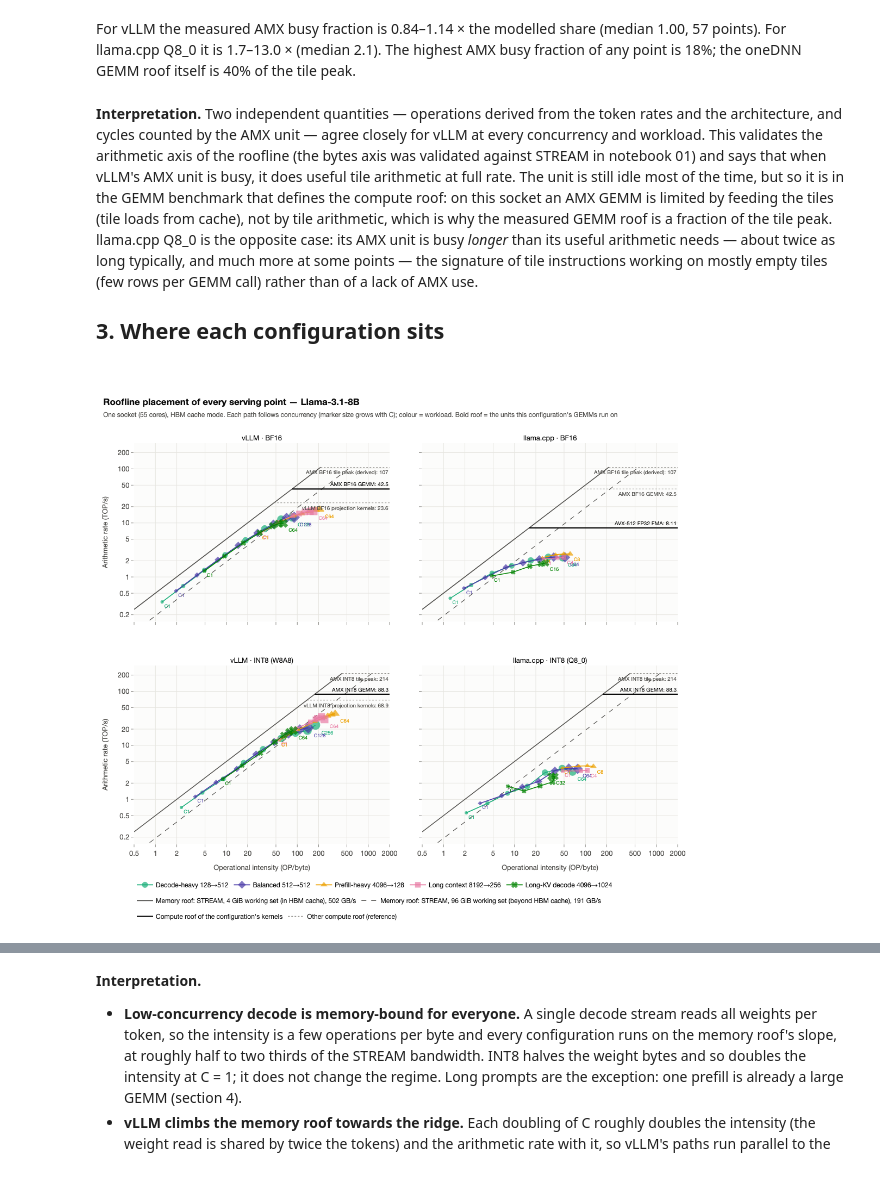
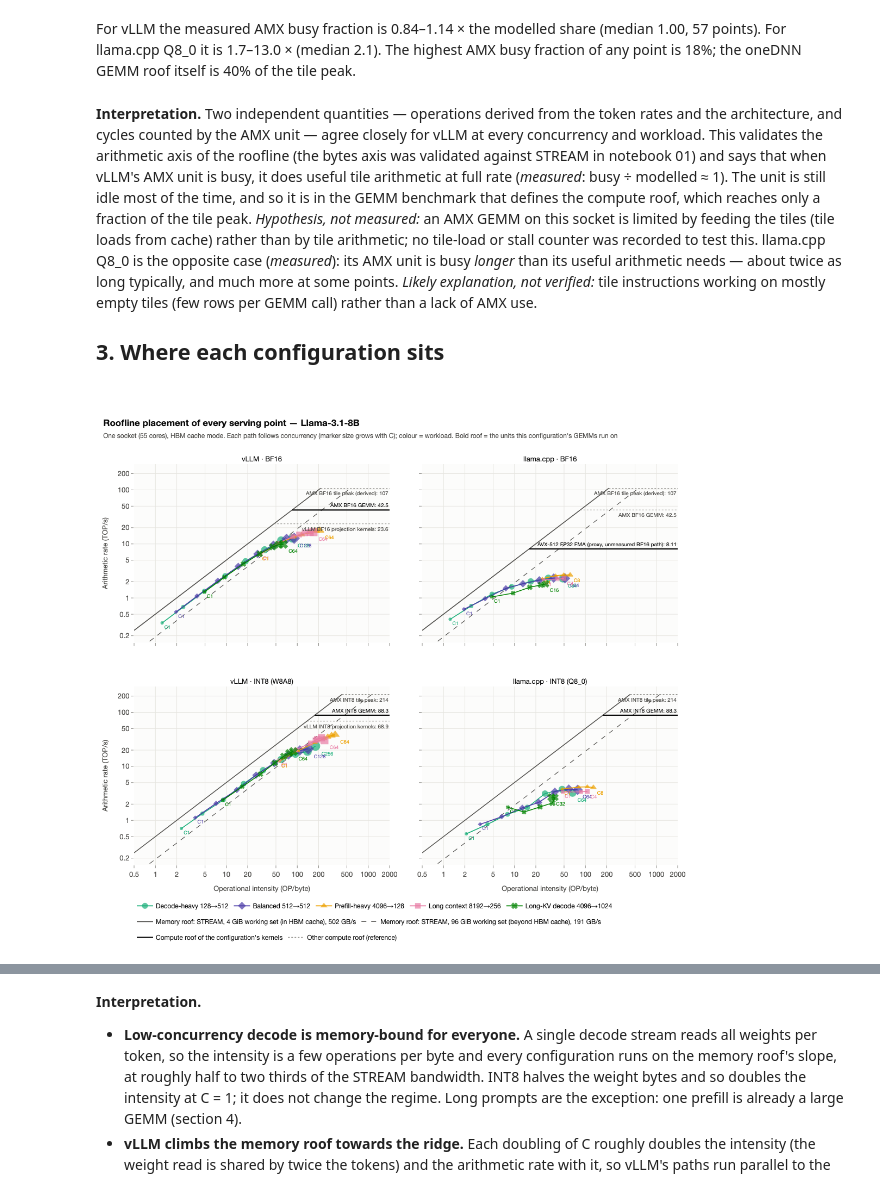
Before and after one commit to struggling-student/llm-backend-analysis, a Jupyter notebook: notebooks/backend_selection/10_roofline.ipynb, the cells around one changed output, grey strips where cells are left out. Drawn from its saved outputs; the diff is of its cells as text; code cells hidden in the pictures.

```diff
--- a/notebooks/backend_selection/10_roofline.ipynb
+++ b/notebooks/backend_selection/10_roofline.ipynb
@@ -239,32 +244,34 @@ For vLLM the measured AMX busy fraction is 0.84–1.14 × the modelled share (me
 **Interpretation.** Two independent quantities — operations derived from the token rates and the architecture, and
 cycles counted by the AMX unit — agree closely for vLLM at every concurrency and workload. This validates the
 arithmetic axis of the roofline (the bytes axis was validated against STREAM in notebook 01) and says that when
-vLLM's AMX unit is busy, it does useful tile arithmetic at full rate. The unit is still idle most of the time, but so
-it is in the GEMM benchmark that defines the compute roof: on this socket an AMX GEMM is limited by feeding the tiles
-(tile loads from cache), not by tile arithmetic, which is why the measured GEMM roof is a fraction of the tile peak.
-llama.cpp Q8_0 is the opposite case: its AMX unit is busy *longer* than its useful arithmetic needs — about twice as
-long typically, and much more at some points — the signature of tile instructions working on mostly empty tiles
-(few rows per GEMM call) rather than of a lack of AMX use.
+vLLM's AMX unit is busy, it does useful tile arithmetic at full rate (*measured*: busy ÷ modelled ≈ 1). The unit is
+still idle most of the time, and so it is in the GEMM benchmark that defines the compute roof, which reaches only a
+fraction of the tile peak. *Hypothesis, not measured:* an AMX GEMM on this socket is limited by feeding the tiles
+(tile loads from cache) rather than by tile arithmetic; no tile-load or stall counter was recorded to test this.
+llama.cpp Q8_0 is the opposite case (*measured*): its AMX unit is busy *longer* than its useful arithmetic needs —
+about twice as long typically, and much more at some points. *Likely explanation, not verified:* tile instructions
+working on mostly empty tiles (few rows per GEMM call) rather than a lack of AMX use.
 
 ## 3. Where each configuration sits
 # %%
 def roof_label(k):
     return compute.loc[k, "label"] + (" (derived)" if str(compute.loc[k, "basis"]).startswith("derived") else "")
 
 
 confs = [c for c in ["vllm_bf16", "llama_cpp_bf16", "vllm_int8", "llama_cpp_int8"] if c in set(pts["configuration_id"])]
-own_roofs = {c: [(compute.loc[roofline.KERNEL_CEILING[c], "tops"], roof_label(roofline.KERNEL_CEILING[c]), True)]
+own_roofs = {c: [(compute.loc[roofline.KERNEL_CEILING[c], "tops"],
+                   roof_label(roofline.KERNEL_CEILING[c]) + (" (proxy, unmeasured BF16 path)" if c in roofline.PROXY_CEILINGS else ""), True)]
                 + [(compute.loc[k, "tops"], roof_label(k), False) for k in roofline.CONTEXT_CEILINGS[c]] for c in confs}
 fig = plots.roofline_grid(pts, facet="configuration_id", facets=confs, cols=2, trace_key="workload", roofs=own_roofs,
                           memory=memory_roofs, title=f"Roofline placement of every serving point — {registry.model_label(MODEL)}",
                           subtitle=f"One socket ({cores} cores), HBM cache mode. Each path follows concurrency (marker size grows "
                                    "with C); colour = workload. Bold roof = the units this configuration's GEMMs run on")
 fig.show()
 export_figure(fig, "roofline_by_configuration", source=NOTEBOOK,
               caption="Roofline of every 8B serving point per configuration, with measured memory roofs (STREAM in and "
                       "beyond the HBM cache) and the compute roof of each configuration's kernels.")
 # %% [output]
-[figure, old version]
+[figure, new version]
 # %%
 cross = roofline.regime_crossings(pts)
 cross = cross.assign(configuration=cross["configuration_id"].map(registry.configuration_label),
```
Also changed, not shown: parts of 7 cells of this notebook, 10 other files.
